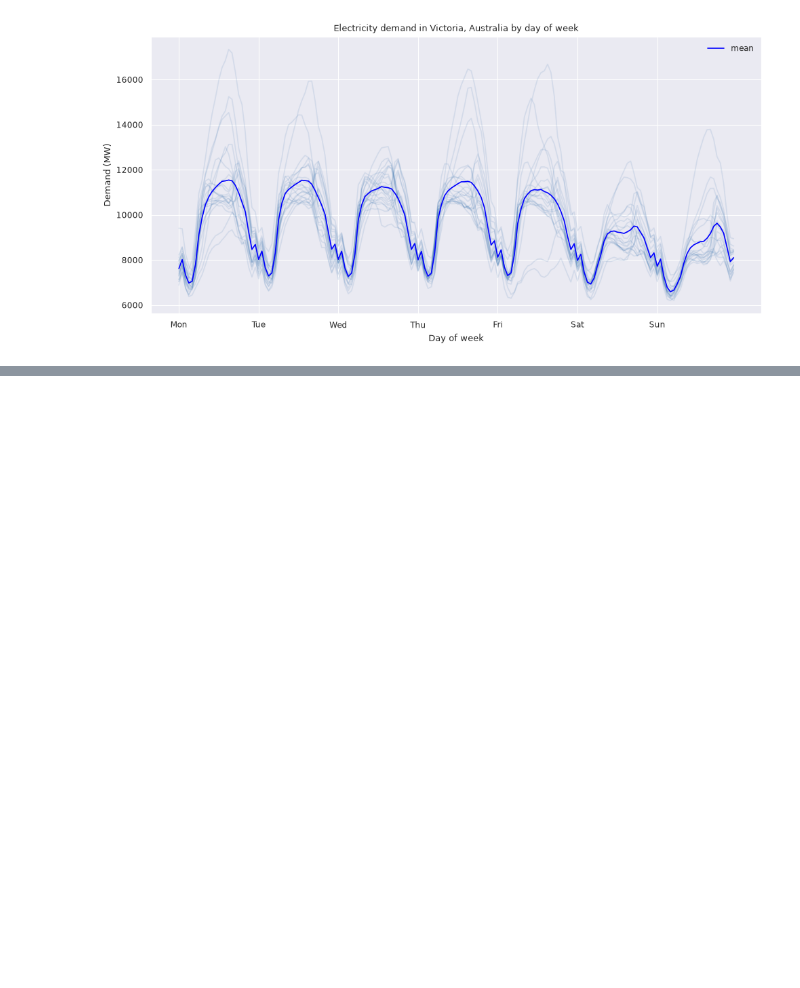
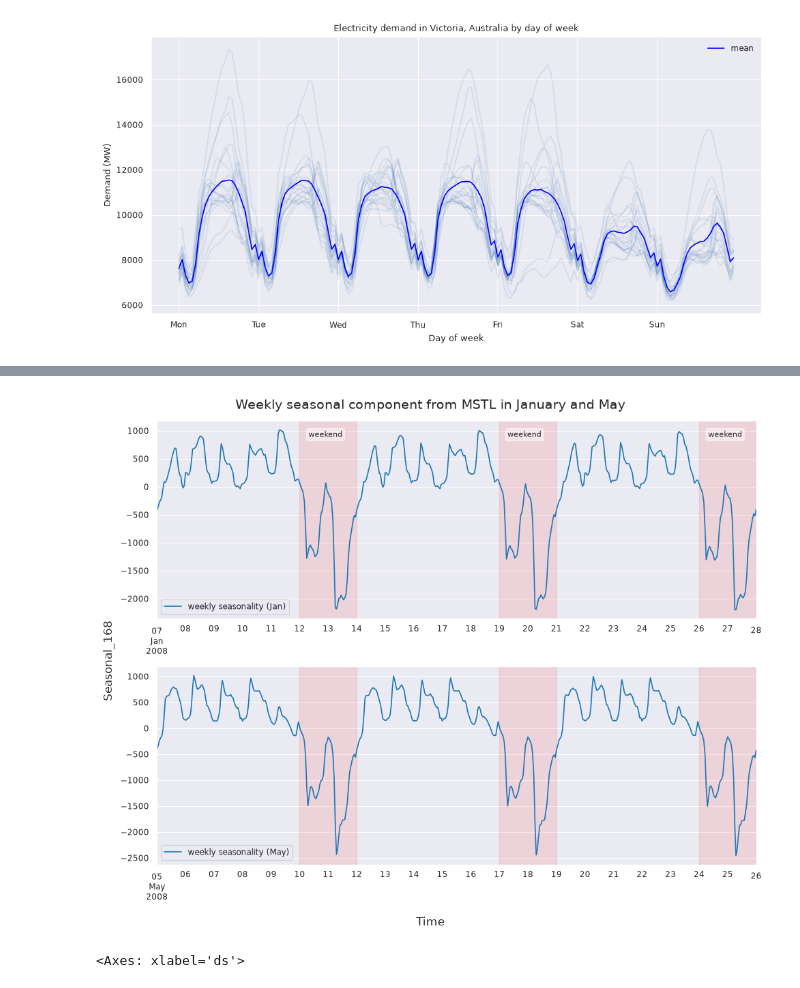
Before and after one commit to JayitaCh/Time-Series-Analysis, a Jupyter notebook: Ch4_1TimeSeriesDecomposition.ipynb, the cells around one changed output, grey strips where cells are left out. Saved outputs shown, nothing was run; the diff lists cells and outputs as text; code cells hidden in the pictures; blank space fills up the shorter version.

```diff
--- a/Ch4_1TimeSeriesDecomposition.ipynb
+++ b/Ch4_1TimeSeriesDecomposition.ipynb
@@ -542,0 +605,58 @@ KeyboardInterrupt:
+# %%
+def annotate_text(x,y):
+    props = dict(boxstyle="round", facecolor="white", alpha=0.5)
+    ax[0].text(x, y, "weekend",
+    transform=ax[0].transAxes, fontsize=10, verticalalignment="top", bbox=props,)
+# %%
+fig, ax = plt.subplots(nrows=2, figsize=[10, 8])
+ax = ax.flatten()
+
+# Plot weekly seasonality in January
+start = pd.Timestamp("2008-01-07")  # Monday
+end = start + pd.Timedelta("3W")
+mstl_dcmp.set_index('ds')["seasonal_168"].loc[start:end].plot(
+    ax=ax[0],color='tab:blue', label="weekly seasonality (Jan)", legend=True)
+
+ax[0].set_ylabel("seasonal_168")
+ax[0].set_xlabel(None)
+ax[0].set_ylabel(None)
+ax[0].legend(loc="lower left", framealpha=0.9)
+
+weekends_jan = [('2008-01-12','2008-01-14'),('2008-01-19','2008-01-21'),('2008-01-26','2008-01-28')]
+for start_, end_ in weekends_jan:
+    ax[0].axvspan(start_, end_, alpha=0.1, color="red")
+
+annotate_text(0.253,0.95)
+annotate_text(0.585,0.95)
+annotate_text(0.92,0.95)
+
+# Plot weekly seasonality in May
+mask = mstl_dcmp['ds'].dt.month == 5
+start = pd.Timestamp("2008-05-05")
+end = start + pd.Timedelta("3W")
+mstl_dcmp[mask].set_index('ds')["seasonal_168"].loc[start:end].plot(
+    ax=ax[1],color='tab:blue', label="weekly seasonality (May)", legend=True
+)
+ax[1].set_ylabel(None)
+ax[1].set_xlabel(None)
+ax[1].legend(loc="lower left", framealpha=0.9)
+
+weekends_may= [('2008-05-10','2008-05-12'),('2008-05-17','2008-05-19'),('2008-05-24','2008-05-26')]
+for start_, end_ in weekends_may:
+    ax[1].axvspan(start_, end_, alpha=0.1, color="red")
+
+# Figure labels
+fig.suptitle("Weekly seasonal component from MSTL in January and May", fontsize=14)
+fig.supxlabel("Time", ha="center", fontsize=12)
+fig.supylabel("Seasonal_168", va="center", fontsize=12)
+
+plt.tight_layout()
+# %% [output]
+[figure, added]
+# %%
+start = pd.Timestamp("2008-01-07")  # Monday
+end = start + pd.Timedelta("3W")
+mstl_dcmp.set_index('ds')["seasonal_168"].loc[start:end].plot(
+    ax=ax[0], label="weekly seasonality (Jan)", legend=True)
+# %% [output]
+<Axes: xlabel='ds'>
```
Also changed, not shown: parts of 13 cells of this notebook.
